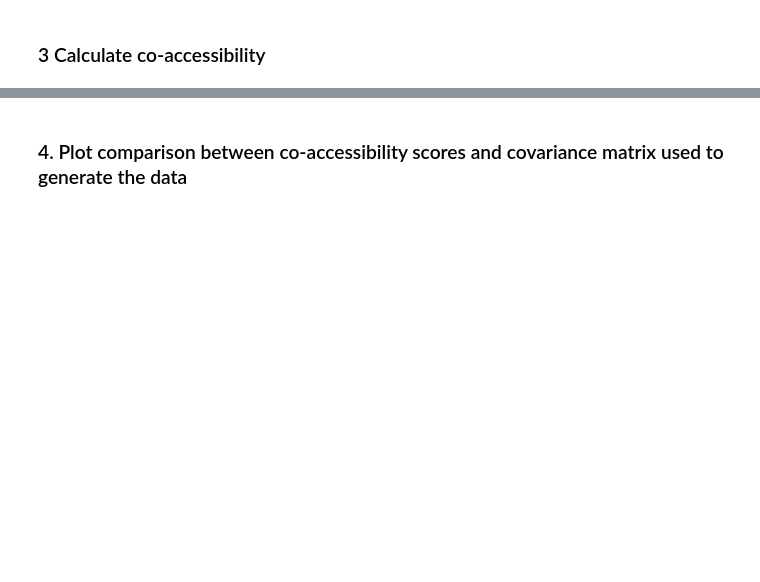
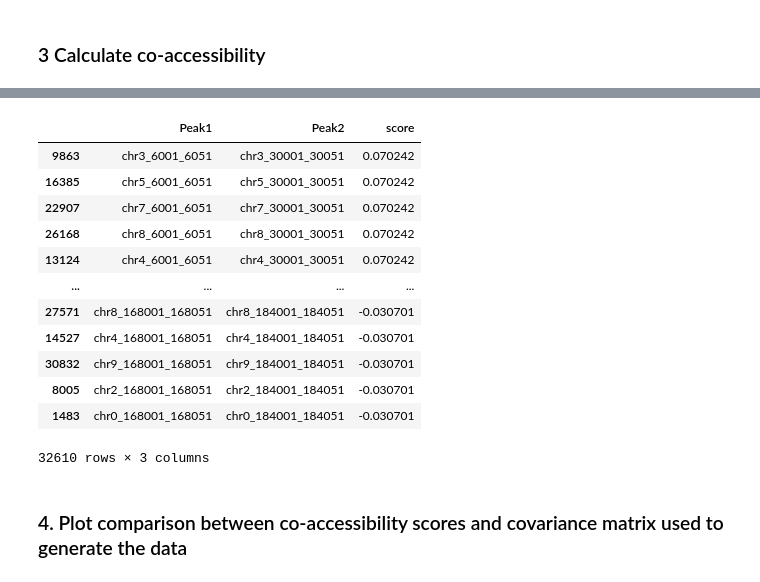
Before and after one commit to cantinilab/Circe, a Jupyter notebook: Example1.ipynb, the cells around one changed output, grey strips where cells are left out. Drawn from its saved outputs; the diff is of its cells as text; code cells hidden in the pictures; blank space fills up the shorter version.

```diff
--- a/Example1.ipynb
+++ b/Example1.ipynb
@@ -138,3 +233,19 @@ chr0 2/2
+# %%
+an.extract_atac_links(atac)
+# %% [output]
+|  | Peak1 | Peak2 | score |
+| 9863 | chr3_6001_6051 | chr3_30001_30051 | 0.070242 |
+| 16385 | chr5_6001_6051 | chr5_30001_30051 | 0.070242 |
+| 22907 | chr7_6001_6051 | chr7_30001_30051 | 0.070242 |
+| 26168 | chr8_6001_6051 | chr8_30001_30051 | 0.070242 |
+| 13124 | chr4_6001_6051 | chr4_30001_30051 | 0.070242 |
+| ... | ... | ... | ... |
+| 27571 | chr8_168001_168051 | chr8_184001_184051 | -0.030701 |
+| 14527 | chr4_168001_168051 | chr4_184001_184051 | -0.030701 |
+| 30832 | chr9_168001_168051 | chr9_184001_184051 | -0.030701 |
+| 8005 | chr2_168001_168051 | chr2_184001_184051 | -0.030701 |
+| 1483 | chr0_168001_168051 | chr0_184001_184051 | -0.030701 |
+32610 rows × 3 columns
 # %% [markdown]
 ### 4. Plot comparison between co-accessibility scores and covariance matrix used to generate the data
 # %%
```
Also changed, not shown: parts of 22 cells of this notebook.
